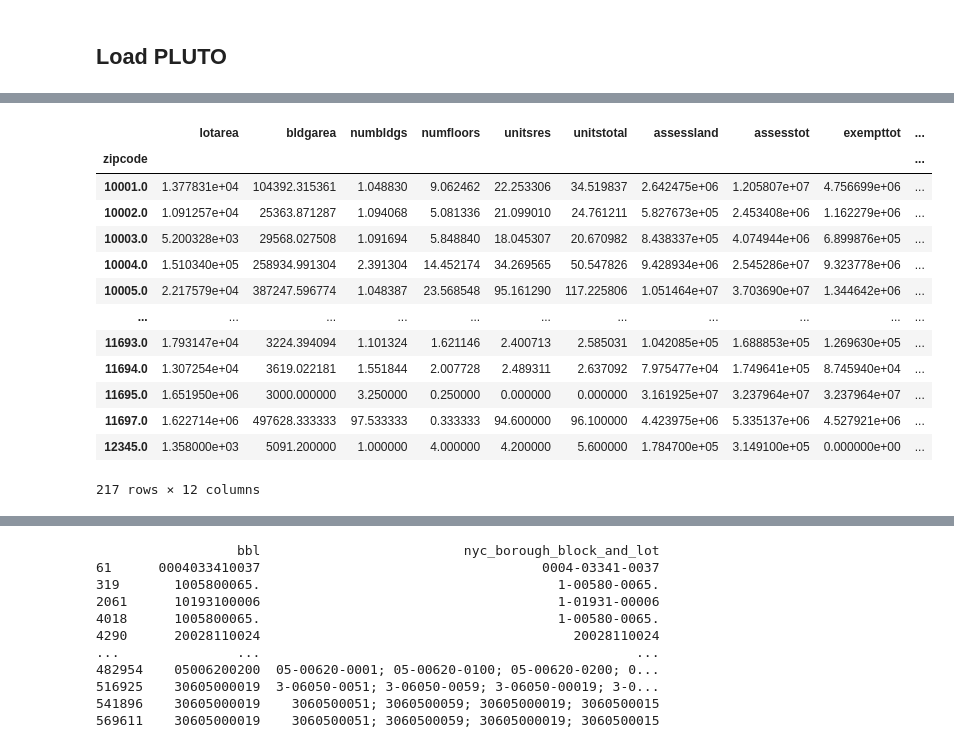
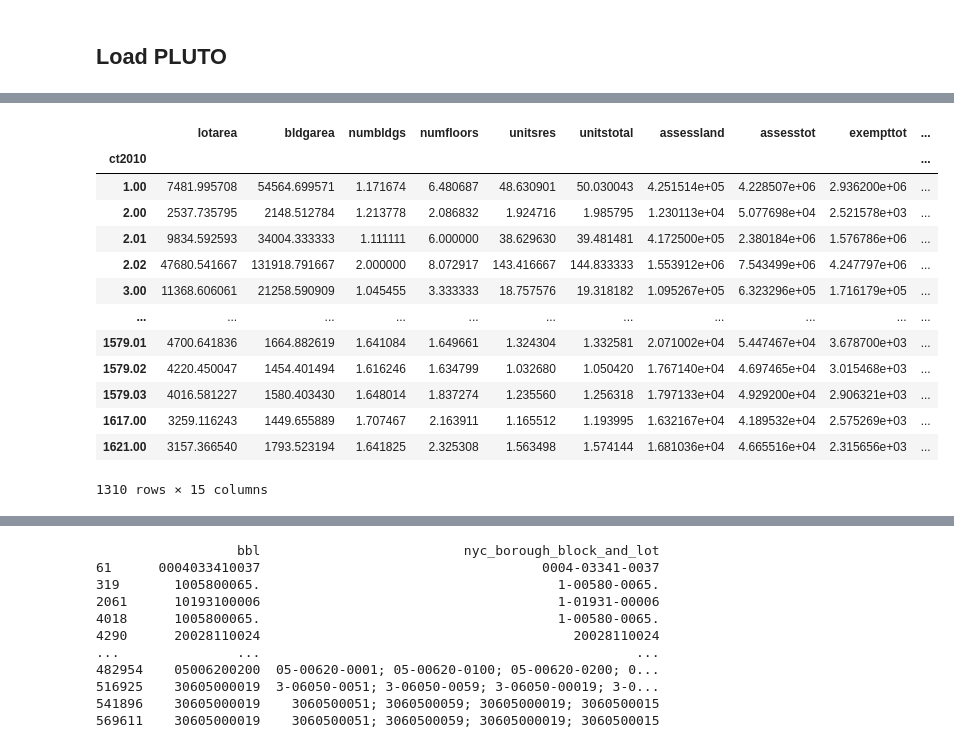
Before and after one commit to KaiElwood/machine-learning-final, a Jupyter notebook: code/00_data_processing.ipynb, the cells around one changed output, grey strips where cells are left out. Saved outputs shown, nothing was run; the diff lists cells and outputs as text; code cells hidden in the pictures.

```diff
--- a/code/00_data_processing.ipynb
+++ b/code/00_data_processing.ipynb
@@ -322,0 +325,15 @@ dtype: int64
+# %%
+## red lining maps
+mn_rl= gpd.read_file(os.join(inp, "NYManhattan1937.geojson"))
+bk_rl= gpd.read_file(os.join(inp, "NYBrooklyn1938.geojson"))
+bx_rl= gpd.read_file(os.join(inp, "NYBronx1938.geojson"))
+qn_rl= gpd.read_file(os.join(inp, "NYQueens1938.geojson"))
+si_rl= gpd.read_file(os.join(inp, "NYStatenIsland1940.geojson"))
+
+all_rl = gpd.GeoDataFrame(pd.concat([mn_rl, bk_rl, bx_rl, qn_rl, si_rl], ignore_index = True)).to_crs(2263)
+# %%
+pluto_cen= pluto.copy()
+pluto_cen["geometry"]= pluto_cen["geometry"].centroid
+
+pluto_rl= gpd.sjoin(pluto_cen, all_rl, how = "left", op = "intersects")
+pluto_rl.head()
@@ -322,0 +347,10 @@ dtype: int64
+# %%
+print(pluto_rl["holc_grade"].unique())
+
+pluto_rl["holc_AB"]= np.where((pluto_rl["holc_grade"] == "A") | \
+                              (pluto_rl["holc_grade"] == "B"), 1, 0)
+
+pluto_rl["holc_CD"]= np.where((pluto_rl["holc_grade"] == "C") | \
+                              (pluto_rl["holc_grade"] == "D"), 1, 0)
+
+pluto_rl["holc_D"]= np.where((pluto_rl["holc_grade"] == "D"), 1, 0)
@@ -323,3 +366,6 @@ dtype: int64
+# %%
+## merge to pluto
+pluto_df_rl= pluto_df.merge(pluto_rl[["bbl", "holc_AB", "holc_CD", "holc_D"]], on = "bbl", how = "left")
 # %%
 # save output to intermediate file
 # create pluto and vacate orders
@@ -327,22 +373,22 @@ vac_pluto_df.to_csv(os.join(out, "vac_pluto.csv"))
 # %%
-## create same file at zipcode level for dispatch data
+## create same file at census tract level level for dispatch data
 meancols = ["lotarea", "bldgarea", "numbldgs", "numfloors", "unitsres", "unitstotal", "assessland", "assesstot",\
-           "exempttot", "yearbuilt"]
-pluto_df_zip= pluto_df.groupby("zipcode")[meancols].mean().merge(
-                        pluto_df.groupby("zipcode")[["bldgclass", "landuse"]].agg(pd.Series.mode), on = "zipcode", how = "outer")
-pluto_df_zip
+           "exempttot", "yearbuilt", "holc_AB", "holc_CD", "holc_D"]
+pluto_df_ct= pluto_df_rl.groupby("ct2010")[meancols].mean().merge(
+                        pluto_df_rl.groupby("ct2010")[["bldgclass", "landuse"]].agg(pd.Series.mode), on = "ct2010", how = "outer")
+pluto_df_ct
 # %% [output]
 |  | lotarea | bldgarea | numbldgs | numfloors | unitsres | unitstotal | assessland | assesstot | exempttot | ... |
-| zipcode |  |  |  |  |  |  |  |  |  | ... |
-| 10001.0 | 1.377831e+04 | 104392.315361 | 1.048830 | 9.062462 | 22.253306 | 34.519837 | 2.642475e+06 | 1.205807e+07 | 4.756699e+06 | ... |
-| 10002.0 | 1.091257e+04 | 25363.871287 | 1.094068 | 5.081336 | 21.099010 | 24.761211 | 5.827673e+05 | 2.453408e+06 | 1.162279e+06 | ... |
-| 10003.0 | 5.200328e+03 | 29568.027508 | 1.091694 | 5.848840 | 18.045307 | 20.670982 | 8.438337e+05 | 4.074944e+06 | 6.899876e+05 | ... |
-| 10004.0 | 1.510340e+05 | 258934.991304 | 2.391304 | 14.452174 | 34.269565 | 50.547826 | 9.428934e+06 | 2.545286e+07 | 9.323778e+06 | ... |
-| 10005.0 | 2.217579e+04 | 387247.596774 | 1.048387 | 23.568548 | 95.161290 | 117.225806 | 1.051464e+07 | 3.703690e+07 | 1.344642e+06 | ... |
+| ct2010 |  |  |  |  |  |  |  |  |  | ... |
+| 1.00 | 7481.995708 | 54564.699571 | 1.171674 | 6.480687 | 48.630901 | 50.030043 | 4.251514e+05 | 4.228507e+06 | 2.936200e+06 | ... |
+| 2.00 | 2537.735795 | 2148.512784 | 1.213778 | 2.086832 | 1.924716 | 1.985795 | 1.230113e+04 | 5.077698e+04 | 2.521578e+03 | ... |
+| 2.01 | 9834.592593 | 34004.333333 | 1.111111 | 6.000000 | 38.629630 | 39.481481 | 4.172500e+05 | 2.380184e+06 | 1.576786e+06 | ... |
+| 2.02 | 47680.541667 | 131918.791667 | 2.000000 | 8.072917 | 143.416667 | 144.833333 | 1.553912e+06 | 7.543499e+06 | 4.247797e+06 | ... |
+| 3.00 | 11368.606061 | 21258.590909 | 1.045455 | 3.333333 | 18.757576 | 19.318182 | 1.095267e+05 | 6.323296e+05 | 1.716179e+05 | ... |
 | ... | ... | ... | ... | ... | ... | ... | ... | ... | ... | ... |
-| 11693.0 | 1.793147e+04 | 3224.394094 | 1.101324 | 1.621146 | 2.400713 | 2.585031 | 1.042085e+05 | 1.688853e+05 | 1.269630e+05 | ... |
-| 11694.0 | 1.307254e+04 | 3619.022181 | 1.551844 | 2.007728 | 2.489311 | 2.637092 | 7.975477e+04 | 1.749641e+05 | 8.745940e+04 | ... |
-| 11695.0 | 1.651950e+06 | 3000.000000 | 3.250000 | 0.250000 | 0.000000 | 0.000000 | 3.161925e+07 | 3.237964e+07 | 3.237964e+07 | ... |
-| 11697.0 | 1.622714e+06 | 497628.333333 | 97.533333 | 0.333333 | 94.600000 | 96.100000 | 4.423975e+06 | 5.335137e+06 | 4.527921e+06 | ... |
-| 12345.0 | 1.358000e+03 | 5091.200000 | 1.000000 | 4.000000 | 4.200000 | 5.600000 | 1.784700e+05 | 3.149100e+05 | 0.000000e+00 | ... |
+| 1579.01 | 4700.641836 | 1664.882619 | 1.641084 | 1.649661 | 1.324304 | 1.332581 | 2.071002e+04 | 5.447467e+04 | 3.678700e+03 | ... |
+| 1579.02 | 4220.450047 | 1454.401494 | 1.616246 | 1.634799 | 1.032680 | 1.050420 | 1.767140e+04 | 4.697465e+04 | 3.015468e+03 | ... |
+| 1579.03 | 4016.581227 | 1580.403430 | 1.648014 | 1.837274 | 1.235560 | 1.256318 | 1.797133e+04 | 4.929200e+04 | 2.906321e+03 | ... |
+| 1617.00 | 3259.116243 | 1449.655889 | 1.707467 | 2.163911 | 1.165512 | 1.193995 | 1.632167e+04 | 4.189532e+04 | 2.575269e+03 | ... |
+| 1621.00 | 3157.366540 | 1793.523194 | 1.641825 | 2.325308 | 1.563498 | 1.574144 | 1.681036e+04 | 4.665516e+04 | 2.315656e+03 | ... |
-217 rows × 12 columns
+1310 rows × 15 columns
```
Also changed, not shown: parts of 60 cells of this notebook, 3 other files.
